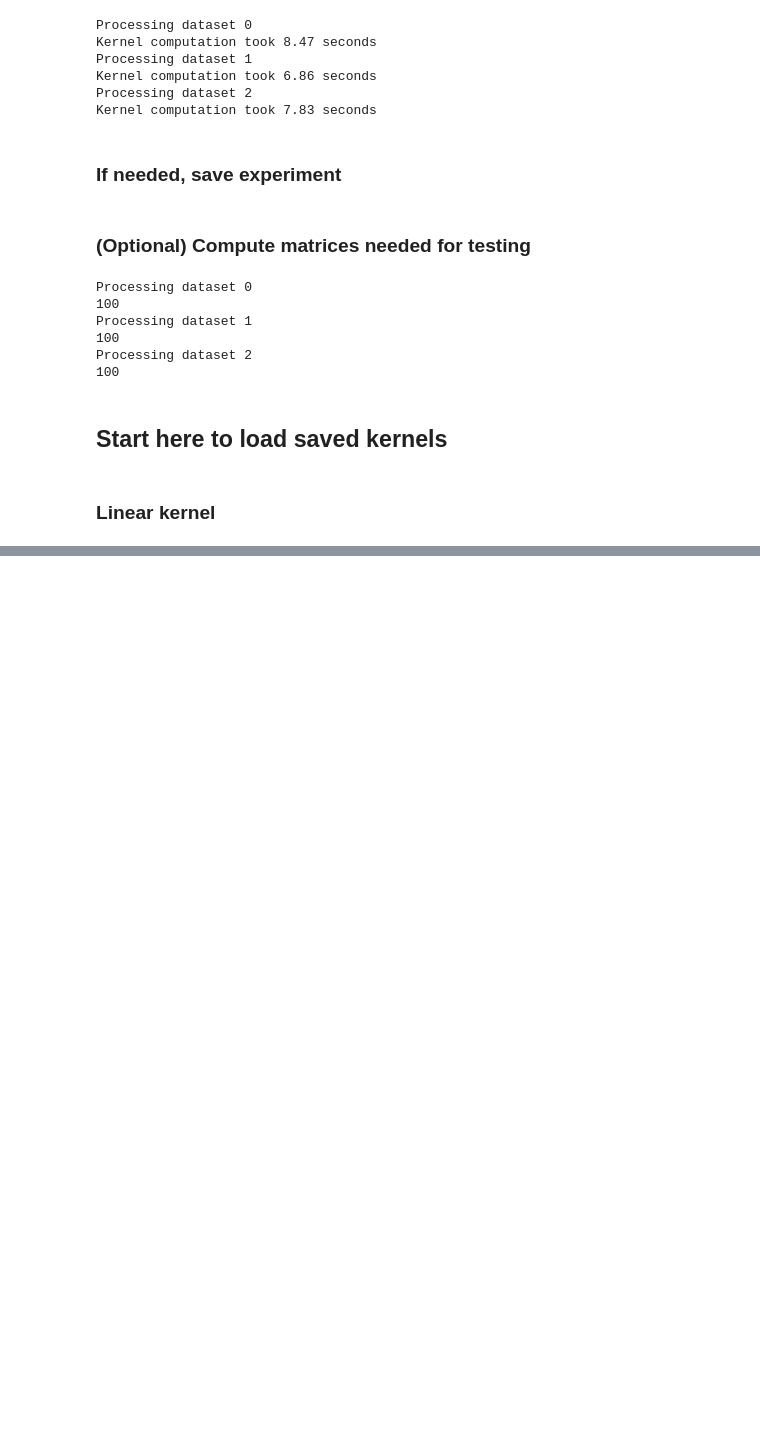
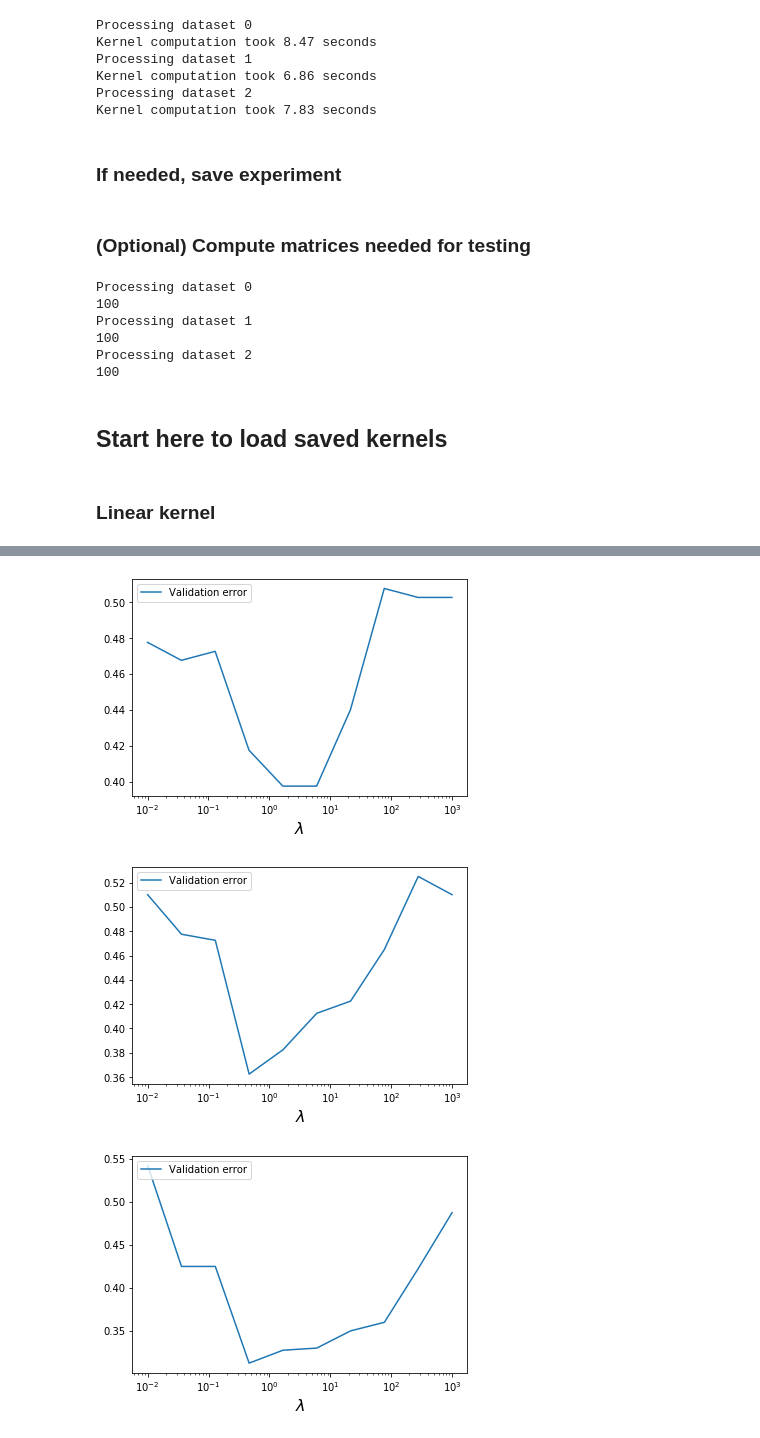
Before and after one commit to theophilec/kernel-methods, a Jupyter notebook: notebook_victor.ipynb, the cells around one changed output, grey strips where cells are left out. Cells and saved outputs as stored; diff of their text form; code cells hidden in the pictures; blank space fills up the shorter version.

```diff
--- a/notebook_victor.ipynb
+++ b/notebook_victor.ipynb
@@ -154,8 +164,12 @@ ValueError: matmul: Input operand 1 has a mismatch in its core dimension 0, with
 # %%
 TRIALS = 10
 
 lambda_vals = np.logspace(-2, 3, TRIALS)
 
 krr = algos.KernelRidgeRegression()
 for i in range(3):
-    errors = krr.searchBestParameters(exp.kernel_train[i], exp.train_labels[i], exp.kernel_vals[i], exp.val_labels[i], lambda_vals)
+    errors = krr.searchBestParameters(kernels_train[i], exp.labels_train[i], kernels_val[i], exp.labels_val[i], lambda_vals)
+# %% [output]
+[figure, added]
+[figure, added]
+[figure, added]
```
Also changed, not shown: parts of 1 cell of this notebook.
